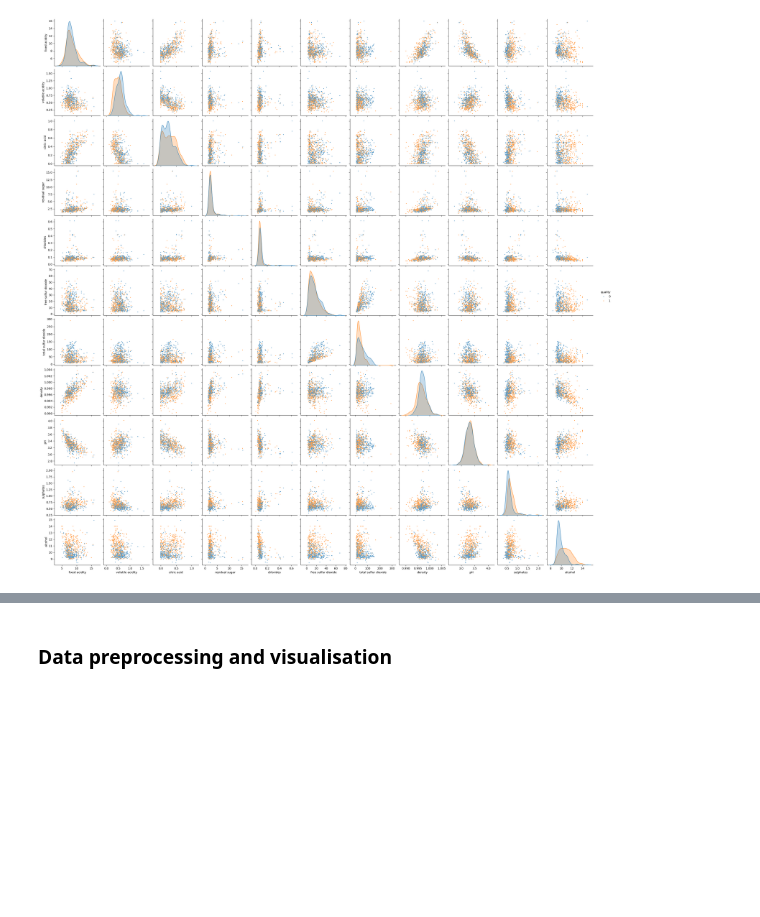
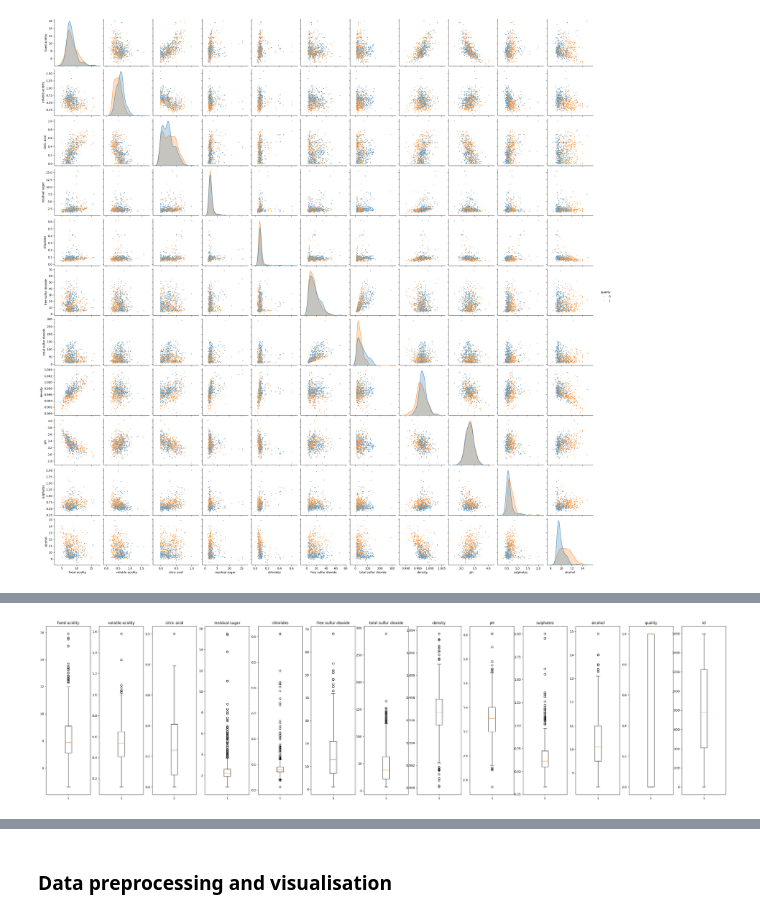
Before and after one commit to JohannesStandal/DAT200, a Jupyter notebook: CA3/CA3_template.ipynb, the cells around one changed output, grey strips where cells are left out. Drawn from its saved outputs; the diff is of its cells as text; code cells hidden in the pictures; blank space fills up the shorter version.

```diff
--- a/CA3/CA3_template.ipynb
+++ b/CA3/CA3_template.ipynb
@@ -29,0 +39,9 @@ sns.pairplot(df_visual,  hue='quality', plot_kws={'s':5})
+# %%
+# whisker plots
+fig, ax = plt.subplots(1, len(df_train.columns), figsize=(40,10))
+
+for i, column in enumerate(df_train.columns):
+    ax[i].set_title(column)
+    ax[i].boxplot(df_train[column])
+# %% [output]
+[figure, added]
```
Also changed, not shown: parts of 8 cells of this notebook, 3 other files.
